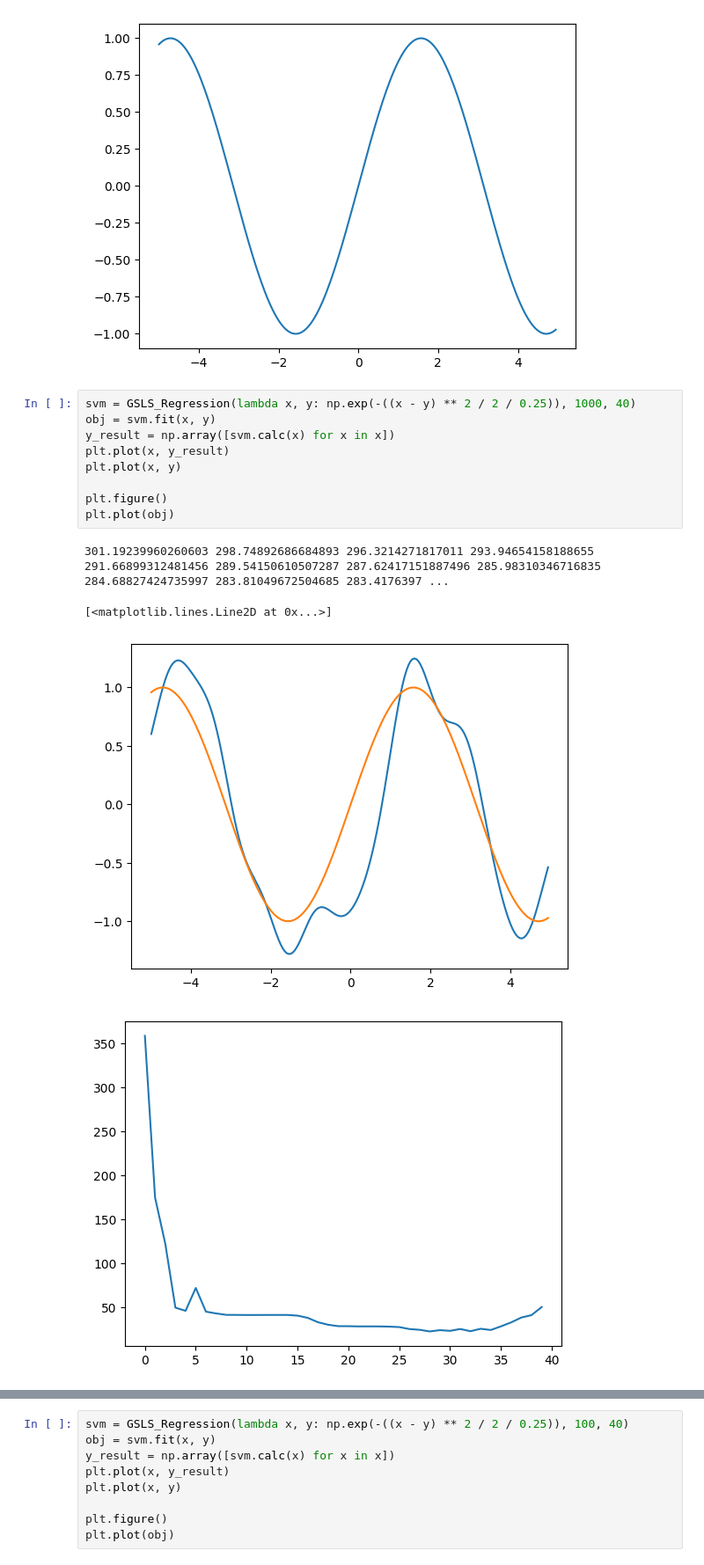
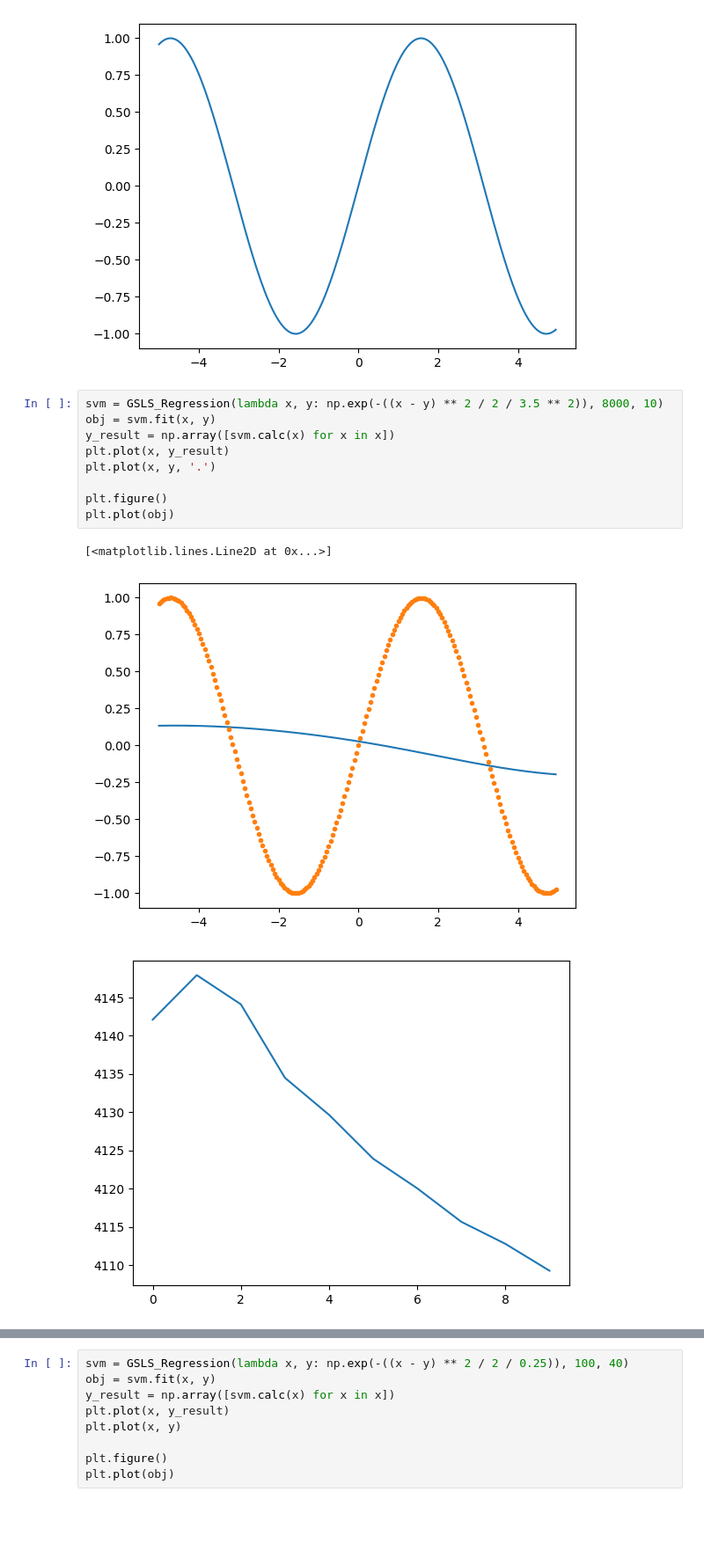
Before and after one commit to BaevDaniil/GSLS-SVM, a Jupyter notebook: GSLS-SVM.ipynb, the cells around one changed output, grey strips where cells are left out. Shown at 88% size. Saved outputs shown, nothing was run; the diff lists cells and outputs as text; blank space fills up the shorter version.

```diff
--- a/GSLS-SVM.ipynb
+++ b/GSLS-SVM.ipynb
@@ -101,19 +119,18 @@ plt.plot(x, y)
 [<matplotlib.lines.Line2D at 0x...>]
 [figure]
 # %%
-svm = GSLS_Regression(lambda x, y: np.exp(-((x - y) ** 2 / 2 / 0.25)), 1000, 40)
+svm = GSLS_Regression(lambda x, y: np.exp(-((x - y) ** 2 / 2 / 3.5 ** 2)), 8000, 10)
 obj = svm.fit(x, y)
 y_result = np.array([svm.calc(x) for x in x])
 plt.plot(x, y_result)
-plt.plot(x, y)
+plt.plot(x, y, '.')
 
 plt.figure()
 plt.plot(obj)
 # %% [output]
-301.19239960260603 298.74892686684893 296.3214271817011 293.94654158188655 291.66899312481456 289.54150610507287 287.62417151887496 285.98310346716835 284.68827424735997 283.81049672504685 283.4176397 ...
+[<matplotlib.lines.Line2D at 0x...>]
-[<matplotlib.lines.Line2D at 0x...>]
-[figure, old version]
+[figure, new version]
-[figure, old version]
+[figure, new version]
 # %%
 svm = GSLS_Regression(lambda x, y: np.exp(-((x - y) ** 2 / 2 / 0.25)), 500, 40)
 obj = svm.fit(x, y)
```
Also changed, not shown: parts of 9 cells of this notebook, 1 other file.
